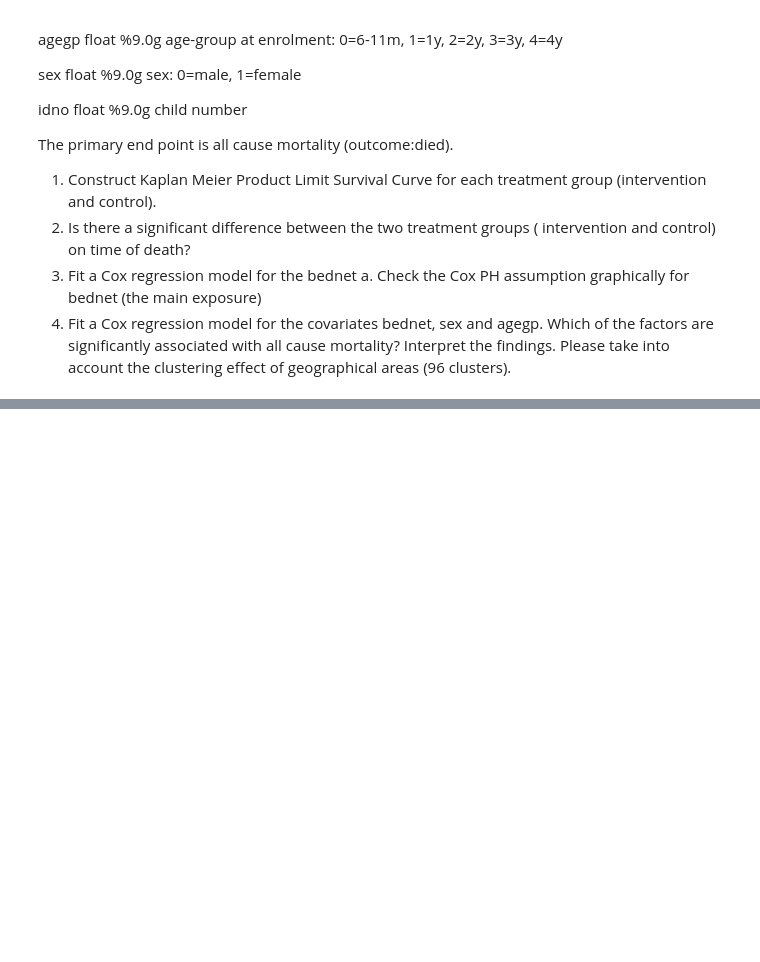
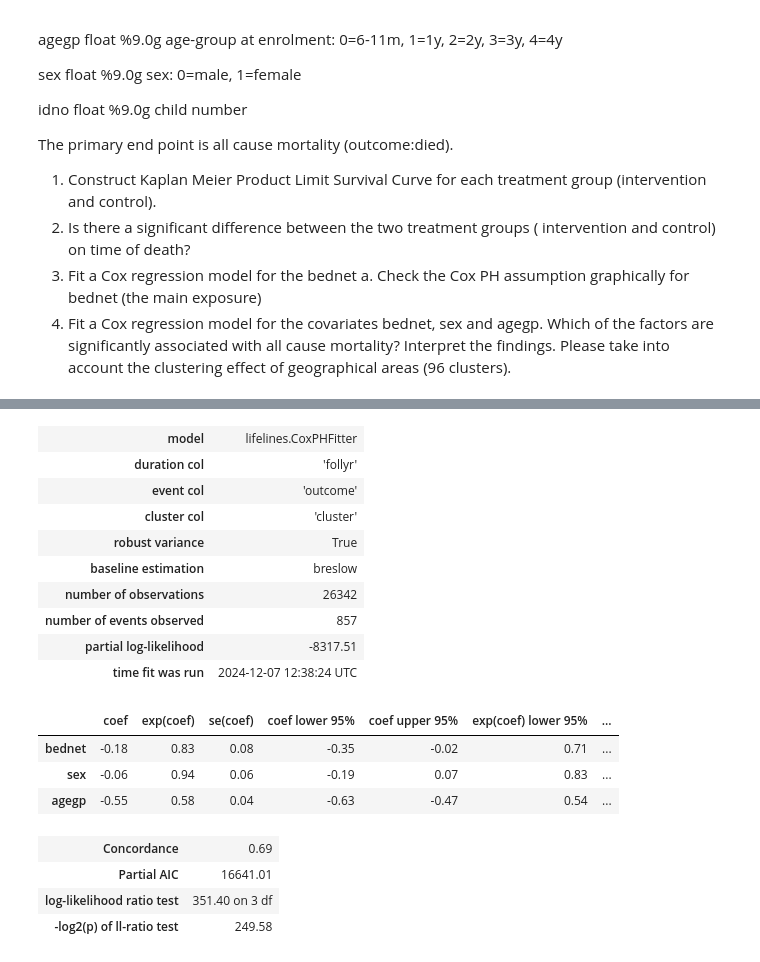
Before and after one commit to DegaregeN/survival-analysis-, a Jupyter notebook: survival_analysis.ipynb, the cells around one changed output, grey strips where cells are left out. Drawn from its saved outputs; the diff is of its cells as text; code cells hidden in the pictures; blank space fills up the shorter version.

```diff
--- a/survival_analysis.ipynb
+++ b/survival_analysis.ipynb
@@ -45,0 +230,26 @@ clusters).
+# %%
+cph = CoxPHFitter()
+cph.fit(data[['follyr', 'outcome', 'bednet', 'sex', 'agegp', 'cluster']],
+        duration_col='follyr', event_col='outcome', cluster_col='cluster')
+
+# Summary of the model
+cph.print_summary()
+# %% [output]
+| model | lifelines.CoxPHFitter |
+| duration col | 'follyr' |
+| event col | 'outcome' |
+| cluster col | 'cluster' |
+| robust variance | True |
+| baseline estimation | breslow |
+| number of observations | 26342 |
+| number of events observed | 857 |
+| partial log-likelihood | -8317.51 |
+| time fit was run | 2024-12-07 12:38:24 UTC |
+|  | coef | exp(coef) | se(coef) | coef lower 95% | coef upper 95% | exp(coef) lower 95% | ... |
+| bednet | -0.18 | 0.83 | 0.08 | -0.35 | -0.02 | 0.71 | ... |
+| sex | -0.06 | 0.94 | 0.06 | -0.19 | 0.07 | 0.83 | ... |
+| agegp | -0.55 | 0.58 | 0.04 | -0.63 | -0.47 | 0.54 | ... |
+| Concordance | 0.69 |
+| Partial AIC | 16641.01 |
+| log-likelihood ratio test | 351.40 on 3 df |
+| -log2(p) of ll-ratio test | 249.58 |
```
Also changed, not shown: parts of 13 cells of this notebook.
